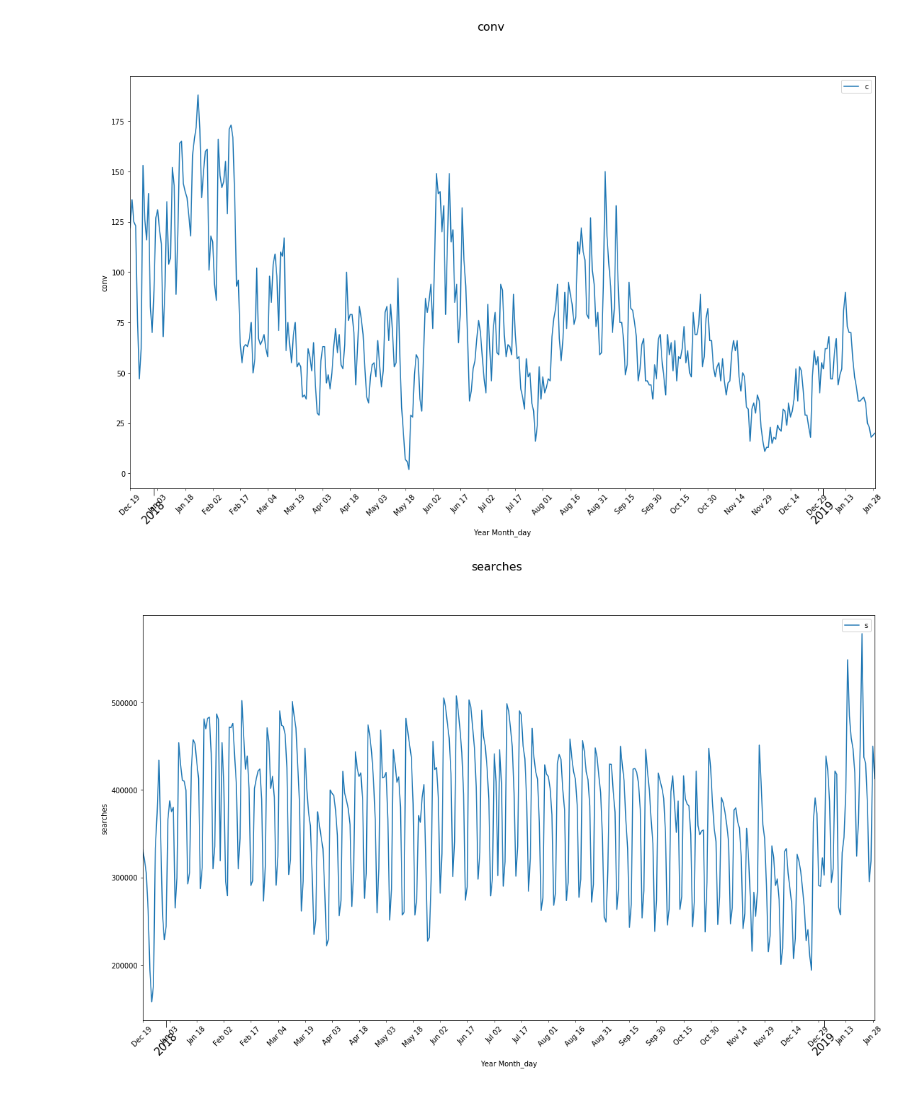
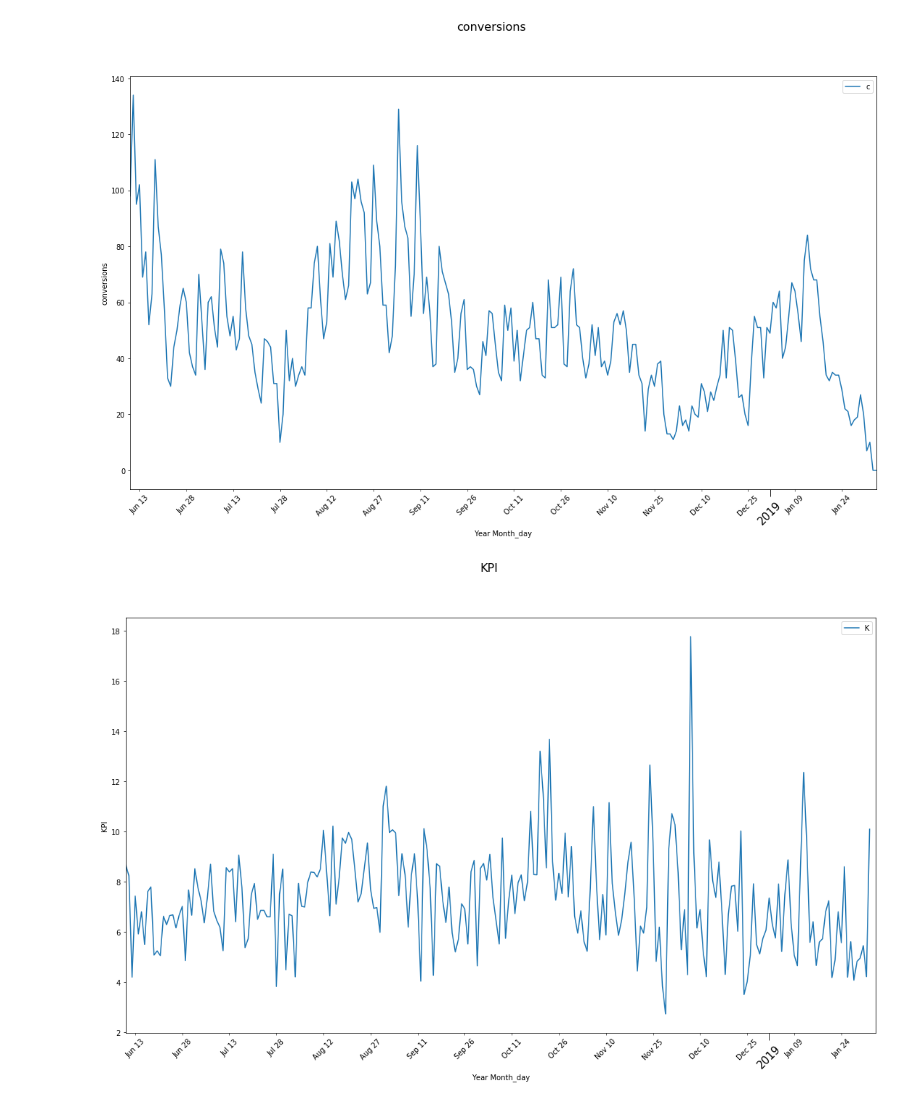
Before and after one commit to giladkeren/adhoc_charts, a Jupyter notebook: Adhoc reports.ipynb, the cells around one changed output. Drawn from its saved outputs; the diff is of its cells as text; code cells hidden in the pictures.

```diff
--- a/Adhoc reports.ipynb
+++ b/Adhoc reports.ipynb
@@ -6,7 +6,8 @@ import numpy as np
 import matplotlib.pyplot as plt
 import matplotlib.dates as mdates
 # %%
-df = pd.read_csv('./Data/Last_year.csv', parse_dates=['date'])
+#df = pd.read_csv('./Data/WL_4_months_back.csv', parse_dates=['date'])
+df = pd.read_csv('./Data/WL_8_months_back.csv', parse_dates=['date'])
 # %%
 df.head()
 # %% [output]
@@ -56,8 +60,8 @@ plot_daily_hourly_metrics(df, xcol_name='date', metrics='clicks')
 # %%
-plot_daily_hourly_metrics(df, xcol_name='date', metrics='conv')
+plot_daily_hourly_metrics(df, xcol_name='date', metrics='conversions')
 # %% [output]
-[figure, old version]
+[figure, new version]
 # %%
-plot_daily_hourly_metrics(df, xcol_name='date', metrics='searches')
+plot_daily_hourly_metrics(df, xcol_name='date', metrics='KPI')
 # %% [output]
-[figure, old version]
+[figure, new version]
```
Also changed, not shown: parts of 4 cells of this notebook.
